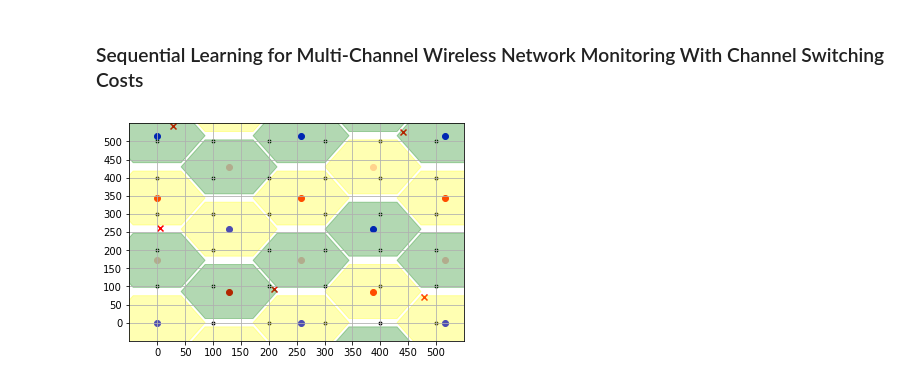
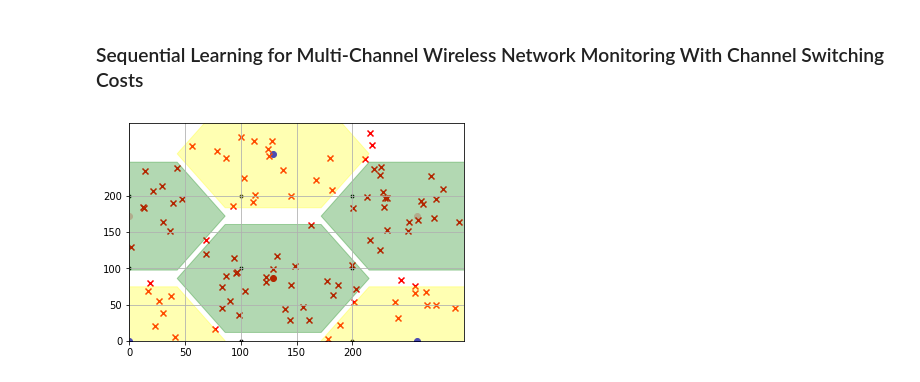
Before and after one commit to Saiteja-Reddy/Wireless-Network-Monitoring---Sequential-Learning, a Jupyter notebook: GRID.ipynb, the cells around one changed output. Saved outputs shown, nothing was run; the diff lists cells and outputs as text; code cells hidden in the pictures.

```diff
--- a/GRID.ipynb
+++ b/GRID.ipynb
@@ -107,23 +107,23 @@ class User:
             self.active = 0
 # %%
 sniffers = []
-for i in range(0, 550, 100):
-    for j in range(0, 550, 100):
+for i in range(0, 300, 100):
+    for j in range(0, 300, 100):
         sniffers.append(Sniffer(i,j))
 # %%
 aps = []
-for i in range(0, 550, 86*3):
-    for j in range(0, 550, 86*2):
+for i in range(0, 300, 86*3):
+    for j in range(0, 300, 86*2):
         aps.append(AP(i,j,(i+j)%3))
 
-for i in range(86+int(86/2), 550, 86*3):
-    for j in range(-86, 550+86, 86*2):
+for i in range(86+int(86/2), 300, 86*3):
+    for j in range(-86, 300+86, 86*2):
         aps.append(AP(i,j, (i+j)%3))
 # %%
 users = []
-for i in range(0, 5):
-        x = np.random.uniform(low=0, high=550, size=(1,))[0]
-        y = np.random.uniform(low=0, high=550, size=(1,))[0]
+for i in range(0, 100):
+        x = np.random.uniform(low=0, high=300, size=(1,))[0]
+        y = np.random.uniform(low=0, high=300, size=(1,))[0]
         now = User(x, y)
         now.access_point_in_range(aps)
         now.change_active()
@@ -146,38 +146,38 @@ for a in aps:
     elif a.channel == 1:
         x1.append(a.x)
         y1.append(a.y)
     else:
         x2.append(a.x)
         y2.append(a.y)
 
 
 x_u = [a.x for a in users]
 y_u = [a.y for a in users]
 
 fig = plt.figure()
 ax = fig.gca()
-ax.set_xticks(np.arange(0, 550, 50))
-ax.set_yticks(np.arange(0, 550, 50))
+ax.set_xticks(np.arange(0, 220, 50))
+ax.set_yticks(np.arange(0, 220, 50))
 
 for i, a in enumerate(aps):
     if i%2 ==0:
         circle = RegularPolygon((a.x, a.y), 6, radius=a.radius, color="yellow", orientation=pi/2, alpha=0.3)
     else:
         circle = RegularPolygon((a.x, a.y), 6, radius=a.radius, color="green", orientation=pi/2, alpha=0.3)
     ax.add_patch(circle)
 
 plt.scatter(x,y, color='black', marker=".")
 plt.scatter(x0,y0, color='blue')
 plt.scatter(x1,y1, color='pink')
 plt.scatter(x2,y2, color='red')
 plt.scatter(x_u,y_u, marker = "x", color = "red")
 
-ax.set_xlim(-50, 550)
-ax.set_ylim(-50, 550)
+ax.set_xlim(0,300 )
+ax.set_ylim(0, 300)
 plt.grid()
 plt.show()
 # %% [output]
-[figure, old version]
+[figure, new version]
 # %%
 channels = 3
 
```
Also changed, not shown: parts of 8 cells of this notebook.
